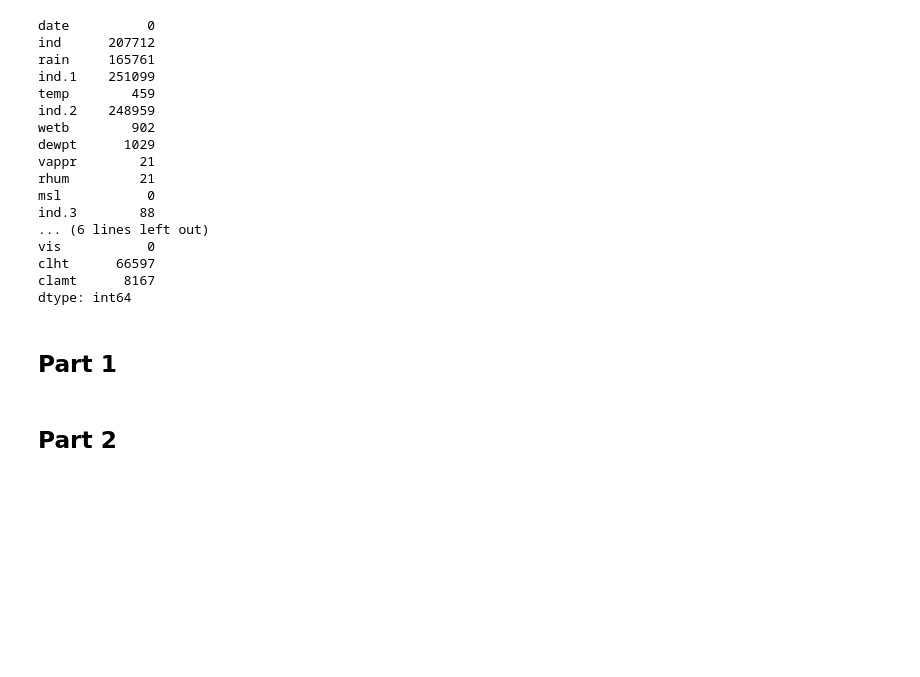
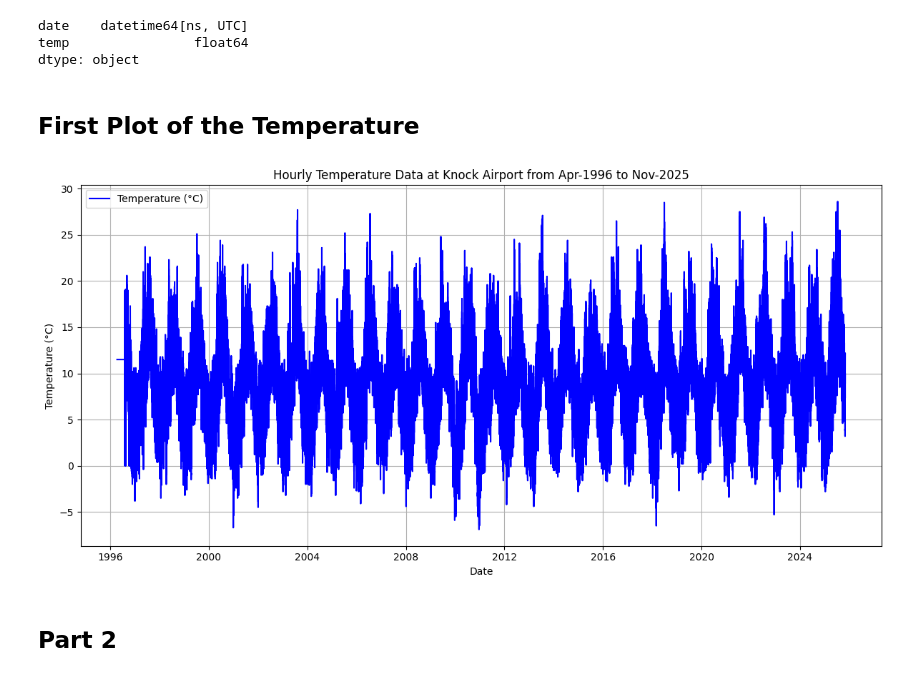
Before and after one commit to skerr17/programming-for-data-analytics, a Jupyter notebook: assignments/assignment06-weather.ipynb, the cells around one changed output. Saved outputs shown, nothing was run; the diff lists cells and outputs as text; code cells hidden in the pictures; blank space fills up the shorter version.

Commit message:
added my first attempt for the first temperature graph

```diff
--- a/assignments/assignment06-weather.ipynb
+++ b/assignments/assignment06-weather.ipynb
@@ -42,11 +42,11 @@ import os
 # first 23 rows are metadata
 
 url = "https://cli.fusio.net/cli/climate_data/webdata/hly4935.csv"
-df = pd.read_csv(url, skiprows=23, index_col=0)
+raw_weather_data = pd.read_csv(url, skiprows=23, index_col=False,)
 
 # output data dir path
 output_data_dir = "./assignment06-output-data-assignment06/"
 
 os.makedirs(output_data_dir, exist_ok=True)
 
-df.to_csv(output_data_dir+"raw-weather-data.csv")
+raw_weather_data.to_csv(output_data_dir+"raw-weather-data.csv")
@@ -73,4 +118,28 @@ ind:   -  Indicator
 # %%
-# explore the data
-weather_data.info()
+# Dropping unnecessary columns from the dataframe
+
+drop_headers_list = [
+ 'ind',
+ 'rain',
+ 'ind.1',
+ 'ind.2',
+ 'wetb',
+ 'dewpt',
+ 'vappr',
+ 'rhum',
+ 'msl',
+ 'ind.3',
+ 'wdsp',
+ 'ind.4',
+ 'wddir',
+ 'ww',
+ 'w',
+ 'sun',
+ 'vis',
+ 'clht',
+ 'clamt']
+
+# dropping the columns
+temp_weather_data = raw_weather_data.drop(columns=drop_headers_list)
+temp_weather_data.head()
 # %% [output]
@@ -105,27 +152,27 @@ memory usage: 41.1+ MB
-# %%
-## check for missing values or null values
-#weather_data.isnull().sum()
-(weather_data == 0).sum()
-# %% [output]
-date          0
-ind      207712
-rain     165761
-ind.1    251099
-temp        459
-ind.2    248959
-wetb        902
-dewpt      1029
-vappr        21
-rhum         21
-msl           0
-ind.3        88
-... (6 lines left out)
-vis           0
-clht      66597
-clamt      8167
-dtype: int64
-# %% [markdown]
-## Part 1
+# %%
+# checking data types
+temp_weather_data.dtypes
+# %% [output]
+date    datetime64[ns, UTC]
+temp                float64
+dtype: object
+# %% [markdown]
+## First Plot of the Temperature
+# %%
+# ploting the temperature data
+plt.figure(figsize=(12,6))
+plt.plot(temp_weather_data['date'], temp_weather_data['temp'], color='blue', label='Temperature (°C)')
+plt.title(f'Hourly Temperature Data at Knock Airport from {temp_weather_data['date'].min().strftime('%b-%Y')} to '
+          f'{temp_weather_data['date'].max().strftime('%b-%Y')}')
+plt.xlabel('Date')
+plt.ylabel('Temperature (°C)')
+plt.legend()
+plt.grid()
+plt.tight_layout()
+plt.savefig(output_data_dir+'hourly-temperature-plot.png')
+plt.show()
+# %% [output]
+[figure, added]
 # %% [markdown]
 ## Part 2
 # %% [markdown]
```
Also changed, not shown: parts of 12 cells of this notebook, 2 other files.
